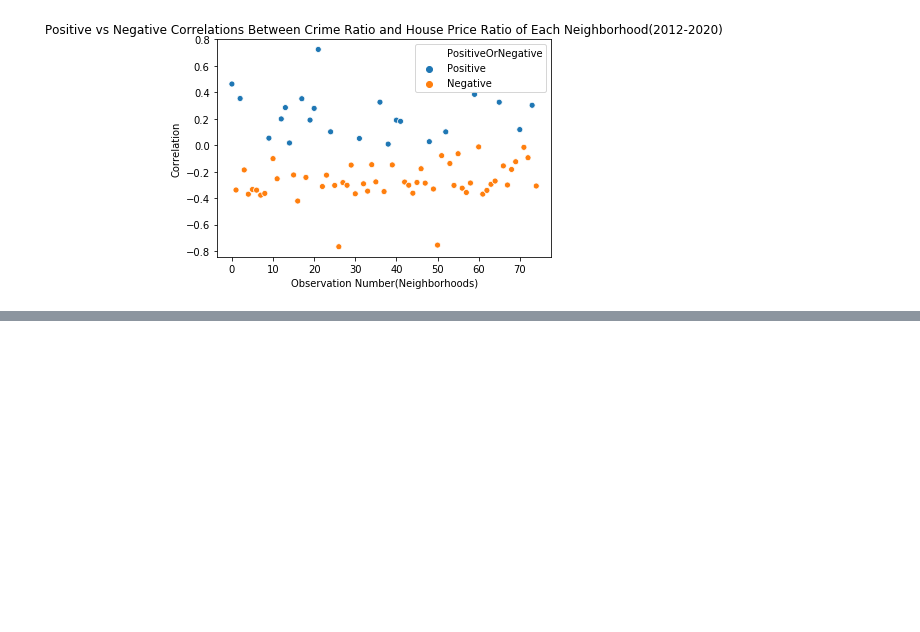
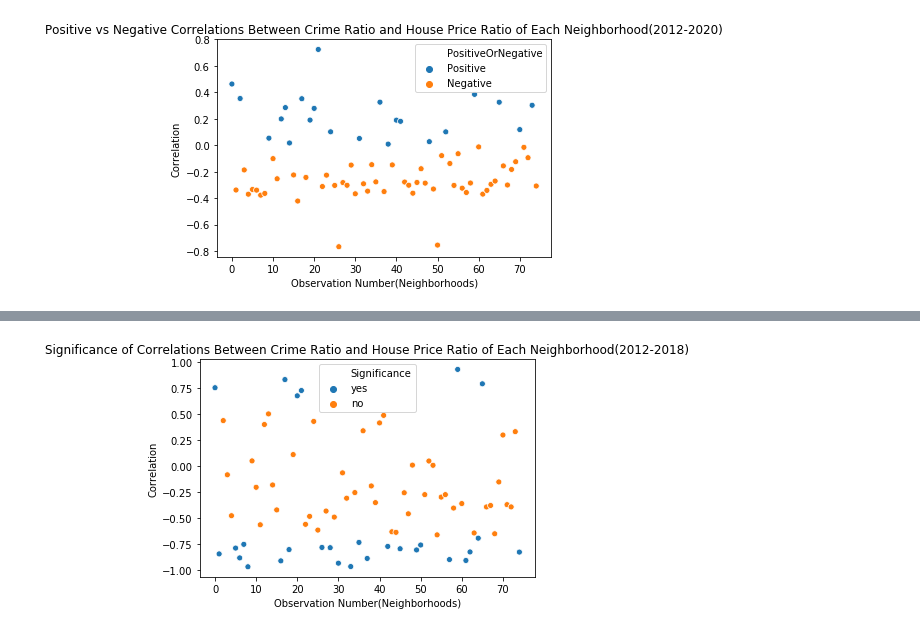
Before and after one commit to uic-cs418/cs418-project-team-asia, a Jupyter notebook: Final Project Report.ipynb, the cells around one changed output, grey strips where cells are left out. Saved outputs shown, nothing was run; the diff lists cells and outputs as text; code cells hidden in the pictures; blank space fills up the shorter version.

Commit message:
Correlation significance plotted

```diff
--- a/Final Project Report.ipynb
+++ b/Final Project Report.ipynb
@@ -177,0 +188,4 @@ PlotCorrelation(CorrelationsWithPredicted,'PositiveOrNegative','Positive vs Nega
+# %%
+PlotCorrelation(Correlations,'Significance','Significance of Correlations Between Crime Ratio and House Price Ratio of Each Neighborhood(2012-2018)')
+# %% [output]
+[figure, added]
```
Also changed, not shown: parts of 6 cells of this notebook.
